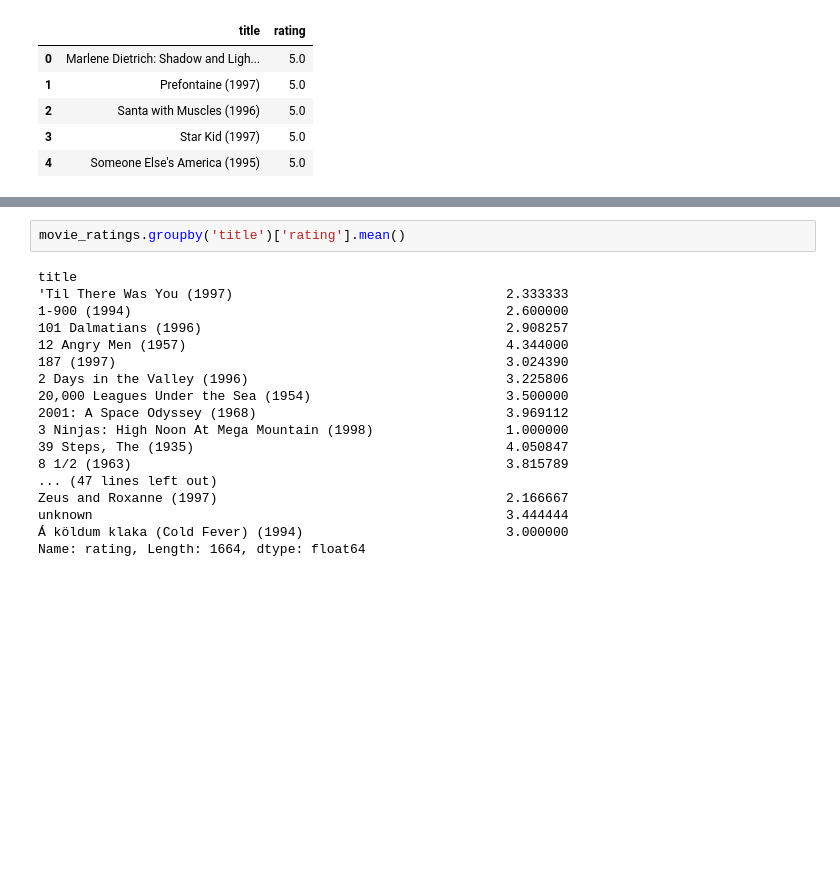
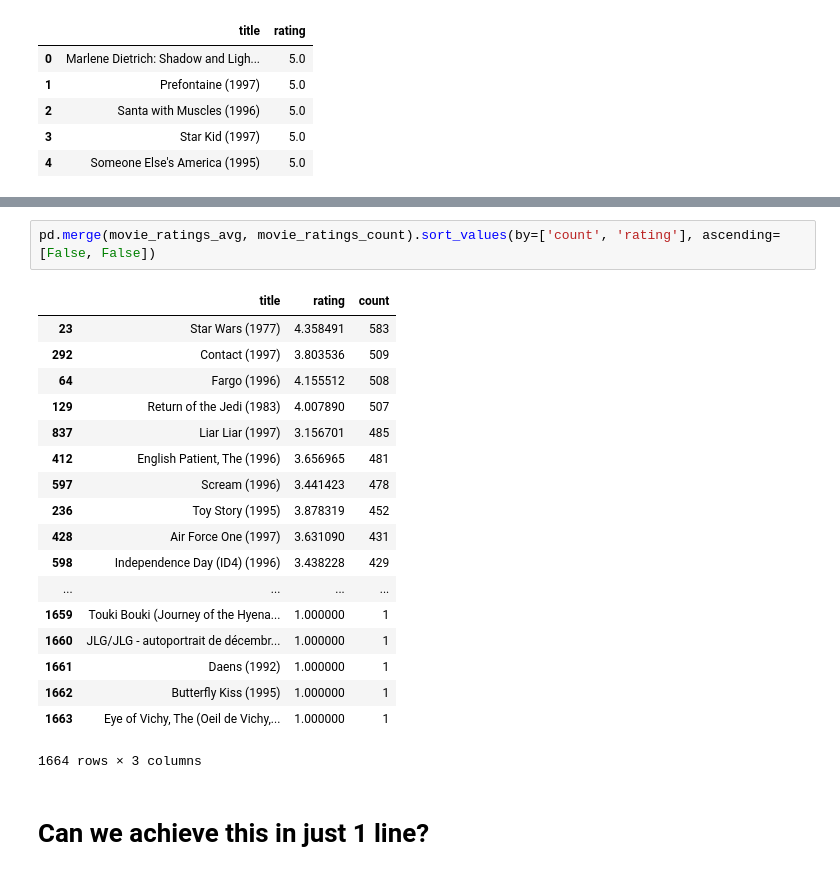
Before and after one commit to ProgramCpp/gods_bootcamp04, a Jupyter notebook: bootcamp04_20190426/day1/S3/into_to_pandas_merge.ipynb, the cells around one changed output, grey strips where cells are left out. Cells and saved outputs as stored; diff of their text form; blank space fills up the shorter version.

```diff
--- a/bootcamp04_20190426/day1/S3/into_to_pandas_merge.ipynb
+++ b/bootcamp04_20190426/day1/S3/into_to_pandas_merge.ipynb
@@ -374,20 +317,23 @@ pd.merge(movie_ratings_avg, movie_ratings_count)
-# %%
-movie_ratings.groupby('title')['rating'].mean()
-# %% [output]
-title
-'Til There Was You (1997)                                   2.333333
-1-900 (1994)                                                2.600000
-101 Dalmatians (1996)                                       2.908257
-12 Angry Men (1957)                                         4.344000
-187 (1997)                                                  3.024390
-2 Days in the Valley (1996)                                 3.225806
-20,000 Leagues Under the Sea (1954)                         3.500000
-2001: A Space Odyssey (1968)                                3.969112
-3 Ninjas: High Noon At Mega Mountain (1998)                 1.000000
-39 Steps, The (1935)                                        4.050847
-8 1/2 (1963)                                                3.815789
-... (47 lines left out)
-Zeus and Roxanne (1997)                                     2.166667
-unknown                                                     3.444444
-Á köldum klaka (Cold Fever) (1994)                          3.000000
-Name: rating, Length: 1664, dtype: float64
+# %%
+pd.merge(movie_ratings_avg, movie_ratings_count).sort_values(by=['count', 'rating'], ascending=[False, False])
+# %% [output]
+|  | title | rating | count |
+| 23 | Star Wars (1977) | 4.358491 | 583 |
+| 292 | Contact (1997) | 3.803536 | 509 |
+| 64 | Fargo (1996) | 4.155512 | 508 |
+| 129 | Return of the Jedi (1983) | 4.007890 | 507 |
+| 837 | Liar Liar (1997) | 3.156701 | 485 |
+| 412 | English Patient, The (1996) | 3.656965 | 481 |
+| 597 | Scream (1996) | 3.441423 | 478 |
+| 236 | Toy Story (1995) | 3.878319 | 452 |
+| 428 | Air Force One (1997) | 3.631090 | 431 |
+| 598 | Independence Day (ID4) (1996) | 3.438228 | 429 |
+| ... | ... | ... | ... |
+| 1659 | Touki Bouki (Journey of the Hyena... | 1.000000 | 1 |
+| 1660 | JLG/JLG - autoportrait de décembr... | 1.000000 | 1 |
+| 1661 | Daens (1992) | 1.000000 | 1 |
+| 1662 | Butterfly Kiss (1995) | 1.000000 | 1 |
+| 1663 | Eye of Vichy, The (Oeil de Vichy,... | 1.000000 | 1 |
+1664 rows × 3 columns
+# %% [markdown]
+# Can we achieve this in just 1 line?
```
Also changed, not shown: parts of 6 cells of this notebook, 4 other files.
